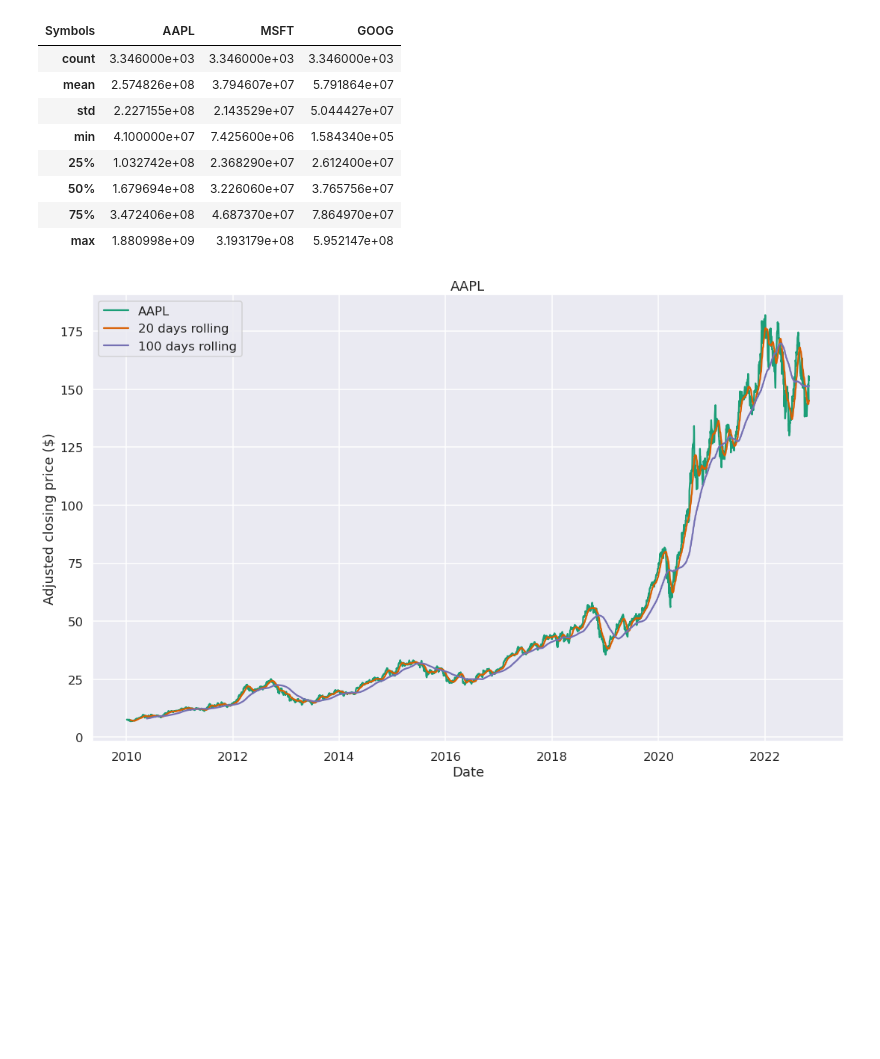
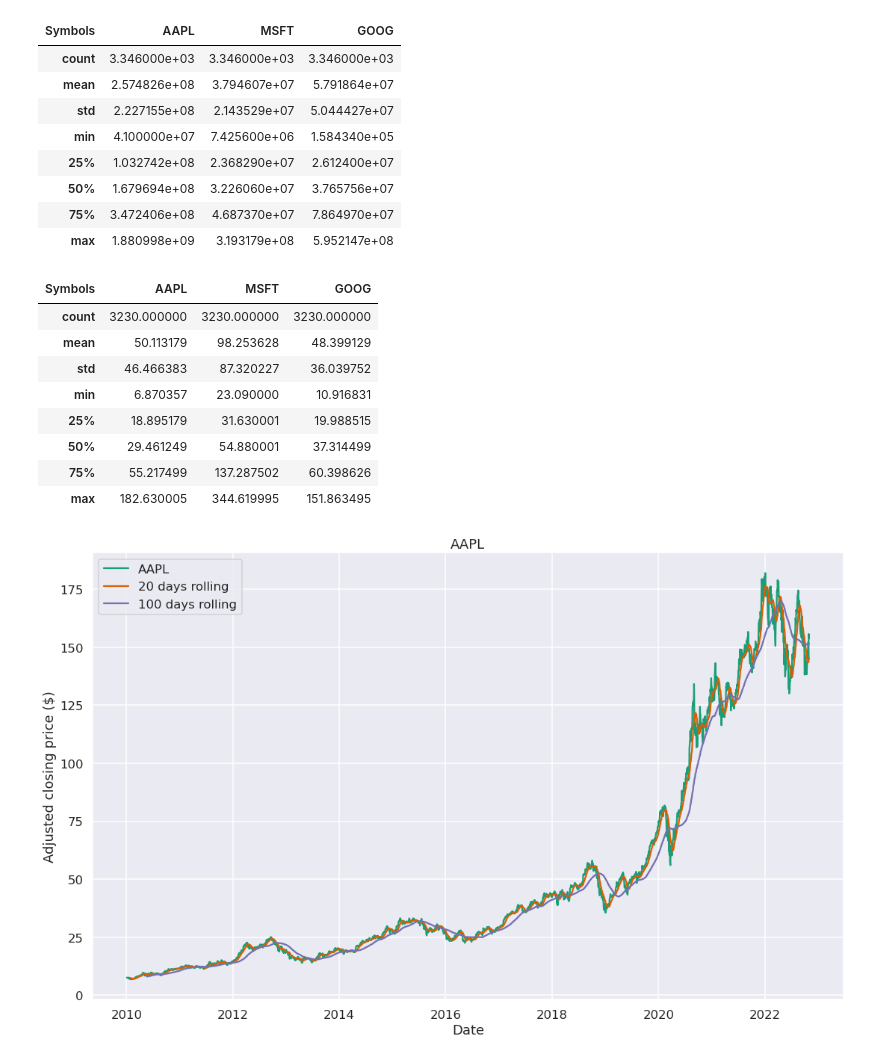
Before and after one commit to Jesus-Almansa/Final_Project_DA, a Jupyter notebook: project.ipynb, the cells around one changed output. Saved outputs shown, nothing was run; the diff lists cells and outputs as text; code cells hidden in the pictures; blank space fills up the shorter version.

```diff
--- a/project.ipynb
+++ b/project.ipynb
@@ -66,6 +66,7 @@ Of course, some of the weekdays might be public holidays in which case no price
 # The index in this DataFrame is the major index of the data frame.
 close = df['Close']
 volume = df['Volume']
+open = df['Open']
 
 # Getting all weekdays between 01/01/2000 and 12/31/2016  https://pandas.pydata.org/docs/user_guide/timeseries.html#timeseries-offset-aliases
 all_weekdays = pd.date_range(start=start_date, end=end_date, freq='B')  # B stands for business day frequency
@@ -109,6 +110,18 @@ volume.describe()
 | 50% | 1.679694e+08 | 3.226060e+07 | 3.765756e+07 |
 | 75% | 3.472406e+08 | 4.687370e+07 | 7.864970e+07 |
 | max | 1.880998e+09 | 3.193179e+08 | 5.952147e+08 |
+# %%
+open.describe()
+# %% [output]
+| Symbols | AAPL | MSFT | GOOG |
+| count | 3230.000000 | 3230.000000 | 3230.000000 |
+| mean | 50.113179 | 98.253628 | 48.399129 |
+| std | 46.466383 | 87.320227 | 36.039752 |
+| min | 6.870357 | 23.090000 | 10.916831 |
+| 25% | 18.895179 | 31.630001 | 19.988515 |
+| 50% | 29.461249 | 54.880001 | 37.314499 |
+| 75% | 55.217499 | 137.287502 | 60.398626 |
+| max | 182.630005 | 344.619995 | 151.863495 |
 # %%
 for i in tickers:
     # Get the ticker timeseries. This now returns a Pandas Series object indexed by date.
```
Also changed, not shown: parts of 1 cell of this notebook.
